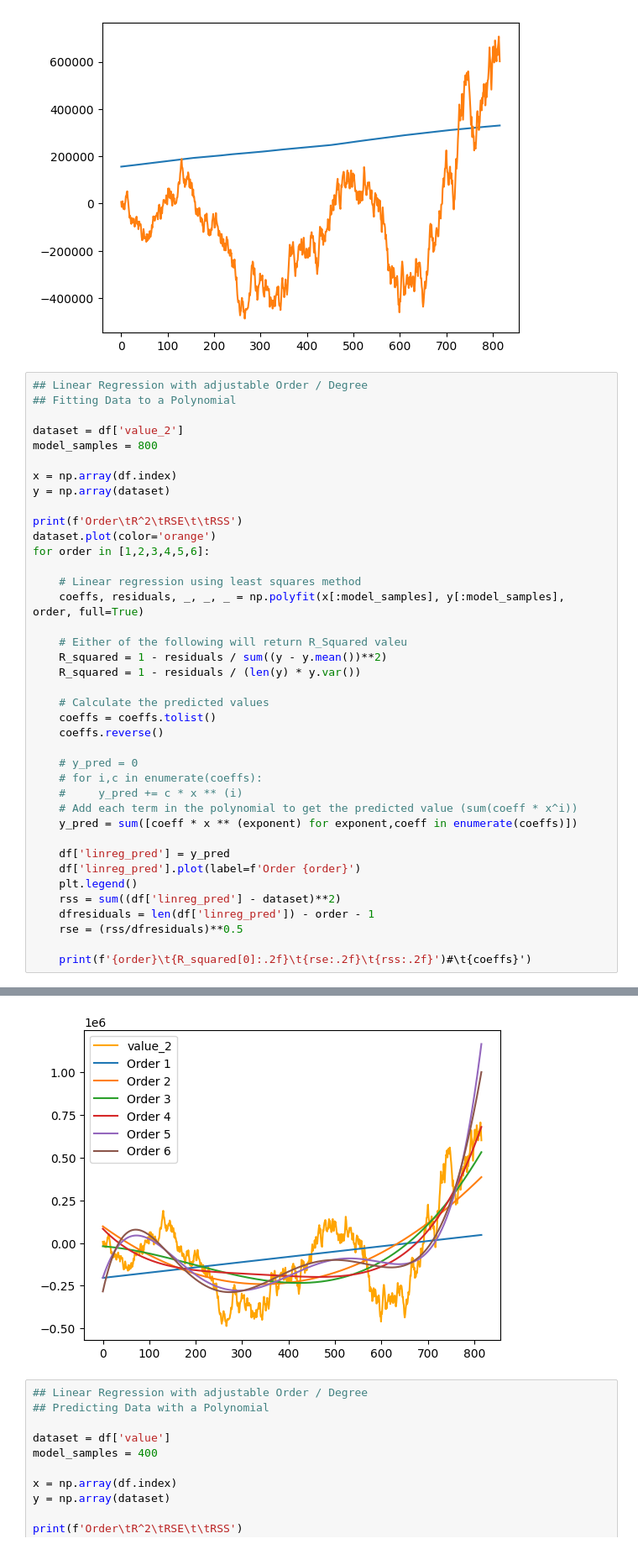
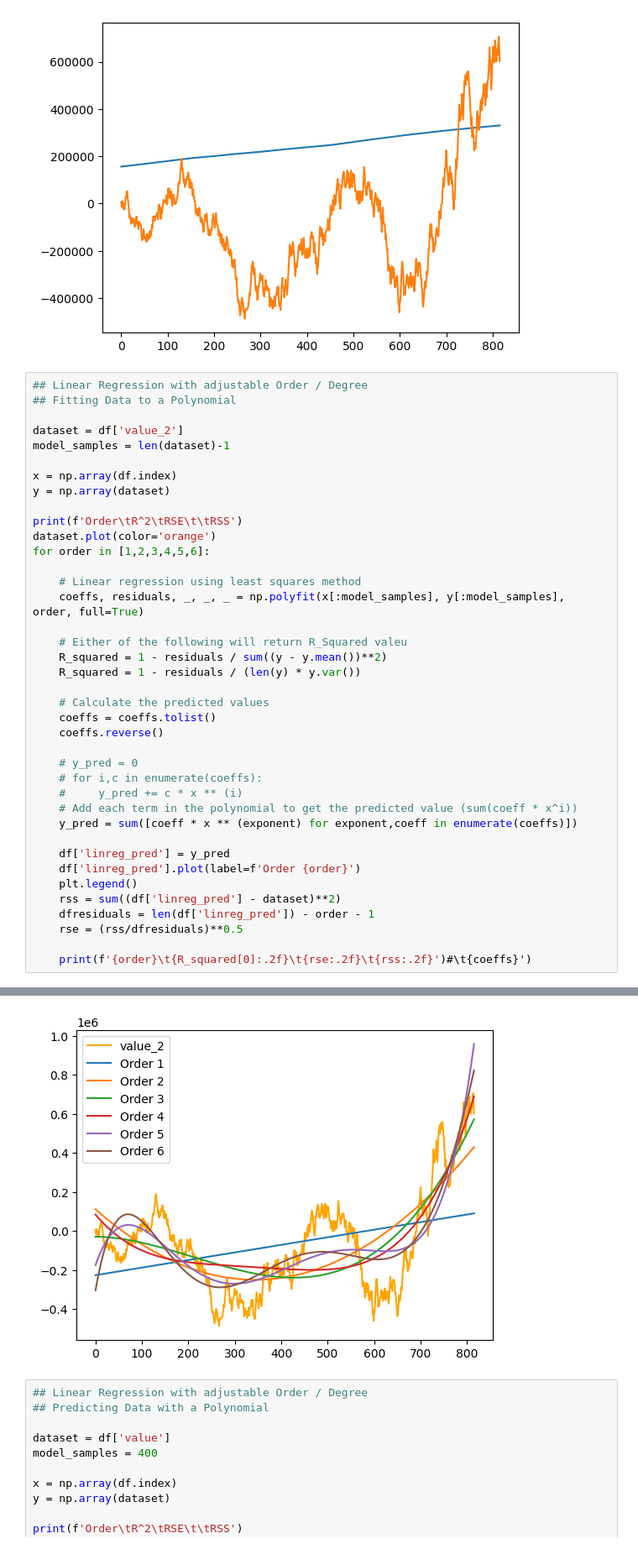
Before and after one commit to mister-scott/predictive-edu, a Jupyter notebook: Linear Regression/linear_regressions.ipynb, the cells around one changed output, grey strips where cells are left out. Shown at 84% size. Cells and saved outputs as stored; diff of their text form.

```diff
--- a/linear_regressions.ipynb
+++ b/Linear Regression/linear_regressions.ipynb
@@ -30,7 +30,7 @@ df['value_2'].plot()
 ## Fitting Data to a Polynomial
 
 dataset = df['value_2']
-model_samples = 800
+model_samples = len(dataset)-1
 
 x = np.array(df.index)
 y = np.array(dataset)
@@ -75,4 +75,4 @@ Order   R^2     RSE             RSS
-[figure, old version]
+[figure, new version]
 # %%
 ## Linear Regression with adjustable Order / Degree
 ## Predicting Data with a Polynomial
```
Also changed, not shown: parts of 1 cell of this notebook, 1 other file.
